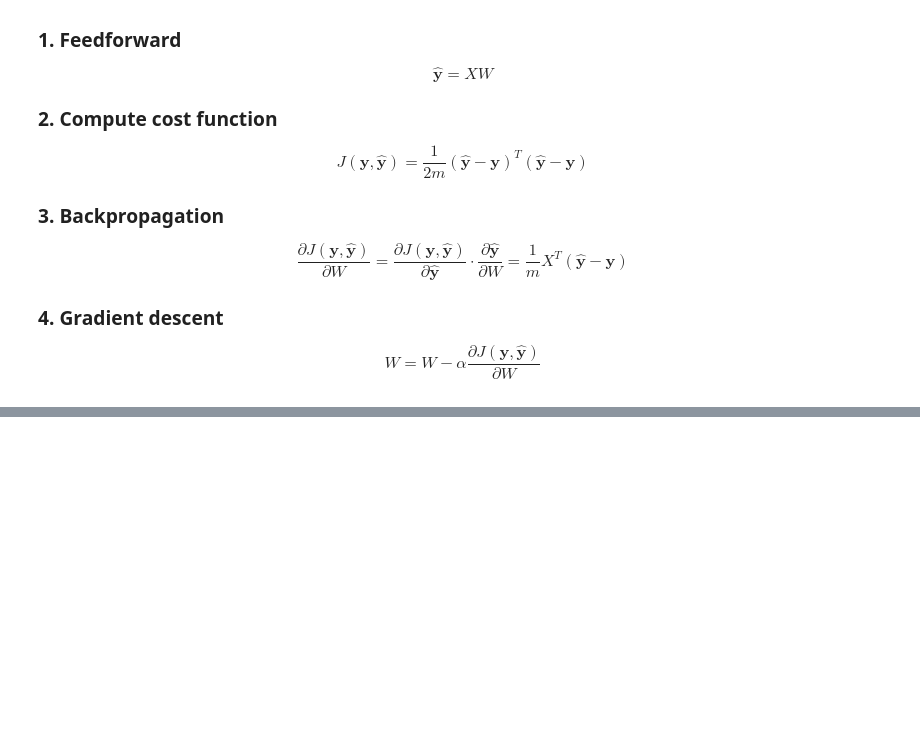
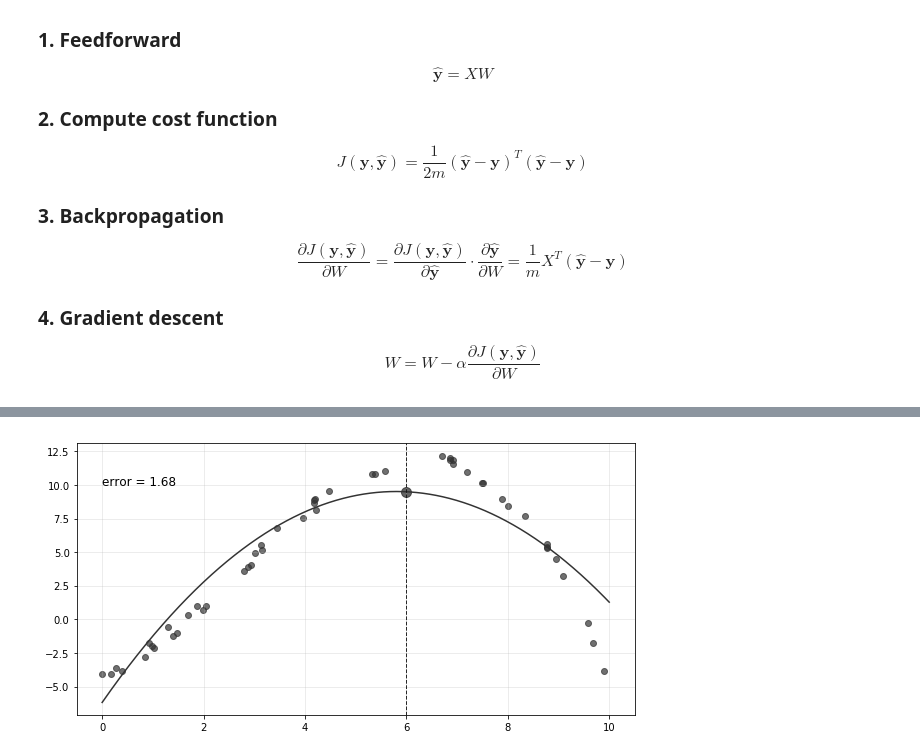
Before and after one commit to ValleyZw/hill, a Jupyter notebook: 005_linear_regression.ipynb, the cells around one changed output, grey strips where cells are left out. Cells and saved outputs as stored; diff of their text form; code cells hidden in the pictures; blank space fills up the shorter version.

```diff
--- a/005_linear_regression.ipynb
+++ b/005_linear_regression.ipynb
@@ -151,11 +146,14 @@ draw_result(x, y, xfit, yfit, model.costs_[-1])
 # %%
-x_ = np.hstack((x, x**2))
-y_ = 2 * x + 0.6 * x**2 - 0.08 * x**3 - 5 + np.array([rng.rand(n)]).T
+# Polynomial function
+x_ = np.hstack([x, x**2])
+y_ = 2 * x + 0.6 * x**2 - 0.08 * x**3 - 5 + np.array([rng.rand(sample_size)]).T
 
 lr_ = LinearRegression()
 model_ = lr_.fit(x_, y_, iterations=50000, learning_rate=0.001, reg_factor=0.005)
 
-Xfit_ = np.vstack((np.ones((xfit.shape[0], )), xfit, xfit**2)).T
-yfit_ = Xfit_.dot(model_.W_)
+Xfit_ = np.vstack([np.ones((xfit.shape[0], )), xfit, xfit**2]).T
+yfit_ = Xfit_.dot(model_.weights_)
 
-draw_result(x, y_, xfit, yfit_, model_.costs_[-1])
+draw_result(x, y_, xfit, yfit_, cost=model_.costs_[-1], x_predict=6)
+# %% [output]
+[figure, added]
```
Also changed, not shown: parts of 5 cells of this notebook, 1 other file.
